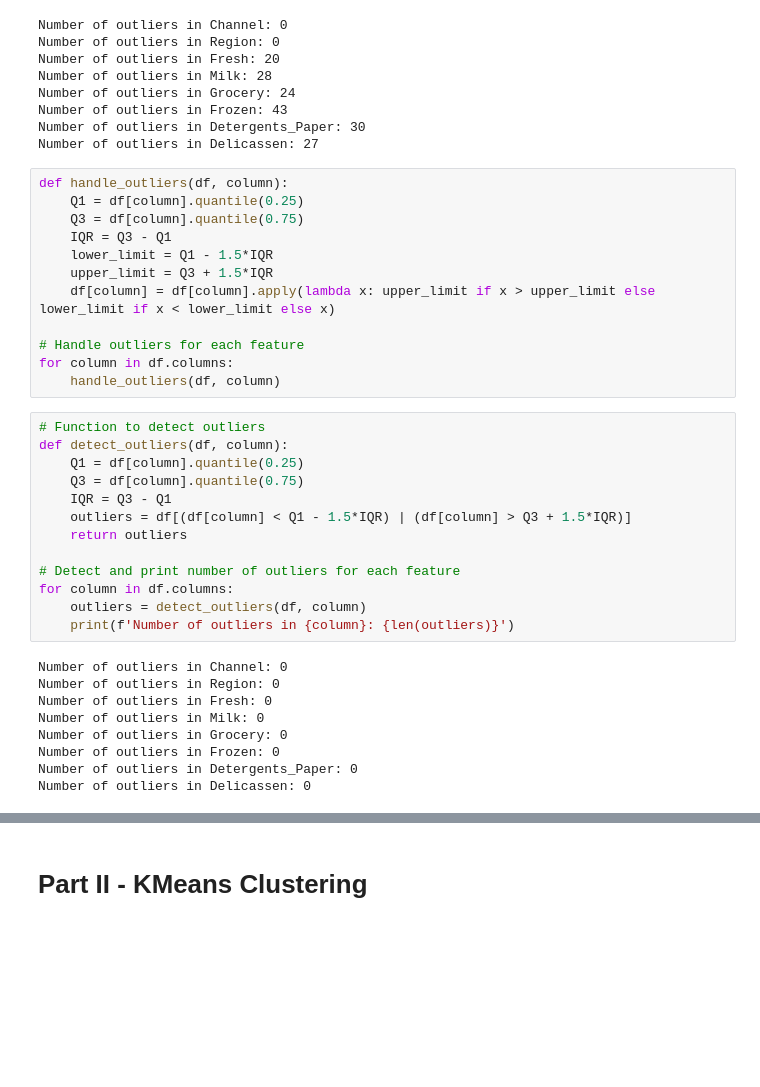
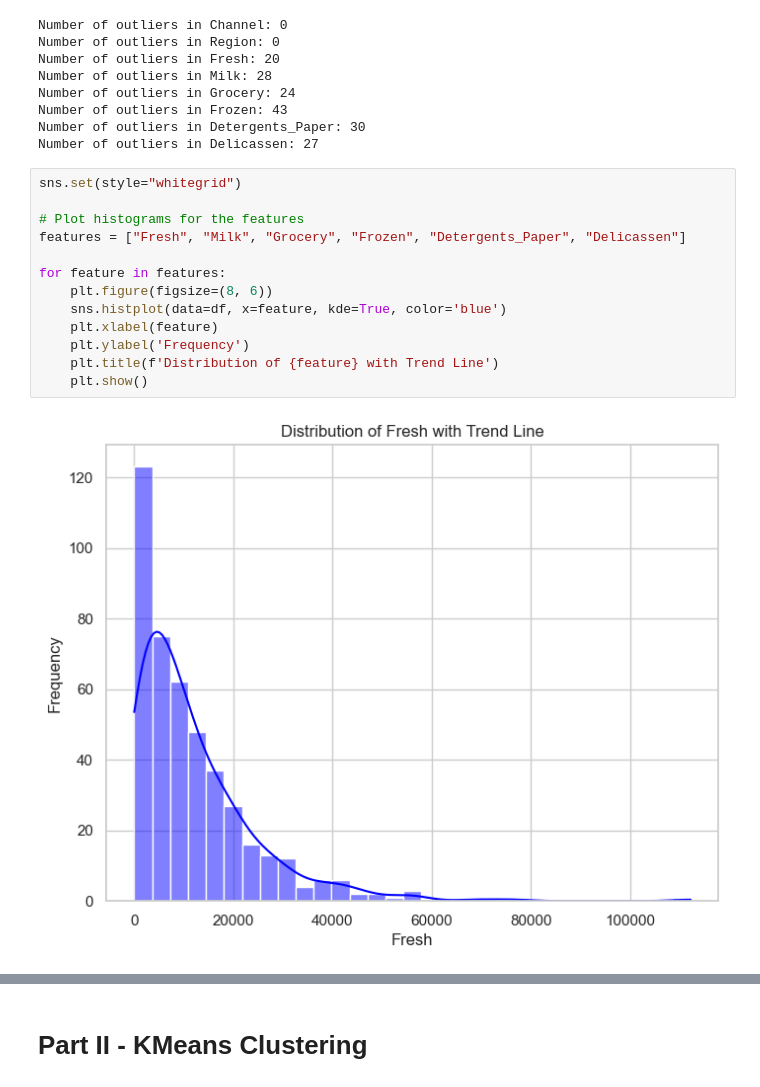
Before and after one commit to serenasunyu/ml-project-unsupervised-learning, a Jupyter notebook: Unsupervised Learning - Project.ipynb, the cells around one changed output, grey strips where cells are left out. Drawn from its saved outputs; the diff is of its cells as text; blank space fills up the shorter version.

```diff
--- a/Unsupervised Learning - Project.ipynb
+++ b/Unsupervised Learning - Project.ipynb
@@ -137,37 +137,18 @@ Number of outliers in Grocery: 24
 Number of outliers in Frozen: 43
 Number of outliers in Detergents_Paper: 30
 Number of outliers in Delicassen: 27
-# %%
-def handle_outliers(df, column):
-    Q1 = df[column].quantile(0.25)
-    Q3 = df[column].quantile(0.75)
-    IQR = Q3 - Q1
-    lower_limit = Q1 - 1.5*IQR
-    upper_limit = Q3 + 1.5*IQR
-    df[column] = df[column].apply(lambda x: upper_limit if x > upper_limit else lower_limit if x < lower_limit else x)
-
-# Handle outliers for each feature
-for column in df.columns:
-    handle_outliers(df, column)
-# %%
-# Function to detect outliers
-def detect_outliers(df, column):
-    Q1 = df[column].quantile(0.25)
-    Q3 = df[column].quantile(0.75)
-    IQR = Q3 - Q1
-    outliers = df[(df[column] < Q1 - 1.5*IQR) | (df[column] > Q3 + 1.5*IQR)]
-    return outliers
-
-# Detect and print number of outliers for each feature
-for column in df.columns:
-    outliers = detect_outliers(df, column)
-    print(f'Number of outliers in {column}: {len(outliers)}')
-# %% [output]
-Number of outliers in Channel: 0
-Number of outliers in Region: 0
-Number of outliers in Fresh: 0
-Number of outliers in Milk: 0
-Number of outliers in Grocery: 0
-Number of outliers in Frozen: 0
-Number of outliers in Detergents_Paper: 0
-Number of outliers in Delicassen: 0
+# %%
+sns.set(style="whitegrid")
+
+# Plot histograms for the features
+features = ["Fresh", "Milk", "Grocery", "Frozen", "Detergents_Paper", "Delicassen"]
+
+for feature in features:
+    plt.figure(figsize=(8, 6))
+    sns.histplot(data=df, x=feature, kde=True, color='blue')
+    plt.xlabel(feature)
+    plt.ylabel('Frequency')
+    plt.title(f'Distribution of {feature} with Trend Line')
+    plt.show()
+# %% [output]
+[figure, added]
```
Also changed, not shown: parts of 17 cells of this notebook, 2 other files.
